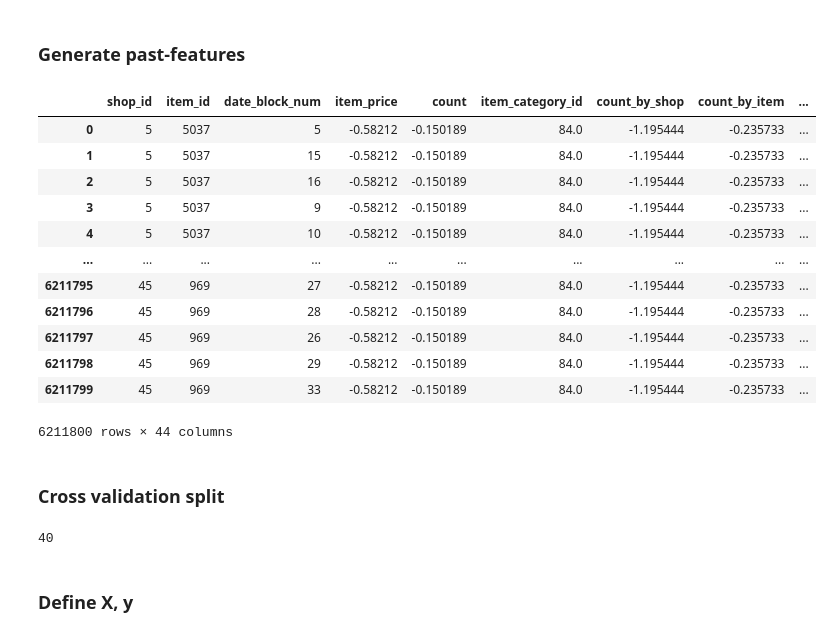
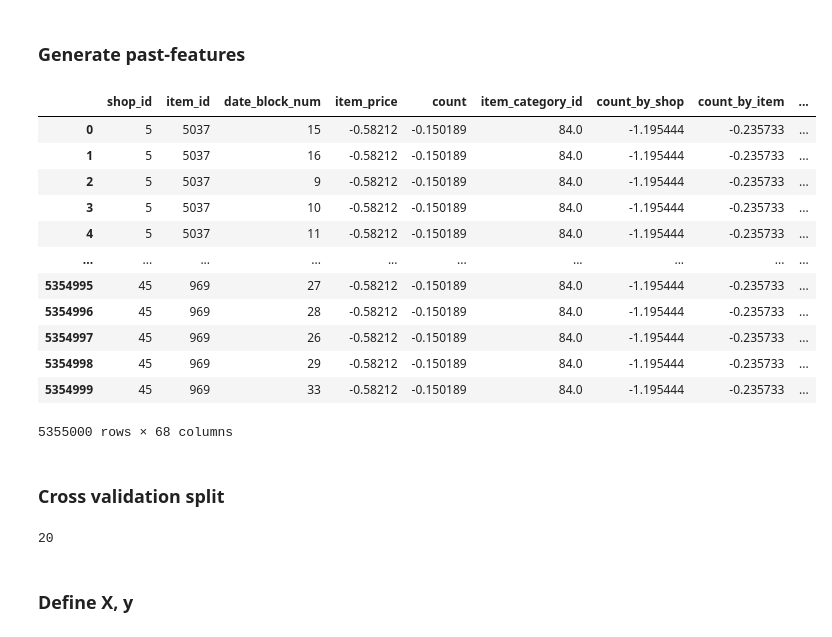
Before and after one commit to anythingth2/HowToWinKaggleCourse, a Jupyter notebook: final_project/project.ipynb, the cells around one changed output. Saved outputs shown, nothing was run; the diff lists cells and outputs as text; code cells hidden in the pictures.

```diff
--- a/final_project/project.ipynb
+++ b/final_project/project.ipynb
@@ -316,7 +316,7 @@ from sklearn.preprocessing import StandardScaler
 # %%
 standard_cols = ['item_price', 'count', 'count_by_shop', 'count_by_item',
                  'count_by_item_cat', 'avg_shop_price', 'avg_item_price', 'avg_item_cat_price']
-
+standard_cols = list(filter(lambda col: col in monthly_sales_df.columns, standard_cols))
 scaler = StandardScaler()
 monthly_sales_df.loc[:, standard_cols] = scaler.fit_transform(monthly_sales_df[standard_cols])
 monthly_sales_df
@@ -407,53 +413,53 @@ data
 # %%
 
 def generate_past_features(data, lookback_steps):
     index_cols = ['shop_id', 'item_id', 'date_block_num']
     feature_cols = list(data.columns.difference(index_cols + ['item_category_id']))
 
-    # new_data = data.copy()
+#     new_data = data.copy()
     new_data = data[data['date_block_num'] >= max(lookback_steps)]
 
     for lookback_num in tqdm(lookback_steps):
         month_shift_df = data.copy()
         month_shift_df['date_block_num'] = month_shift_df['date_block_num'] + lookback_num
 
-        lookback_cols = [f'{col}_p{lookback_num}' for col in feature_cols]
+        lookback_cols = [f'p{lookback_num}_{col}' for col in feature_cols]
         month_shift_df.rename(columns={old_col: new_col for old_col, new_col in zip(feature_cols, lookback_cols)}, inplace=True)
-
+        month_shift_df = month_shift_df[month_shift_df.columns.sort_values()]
         new_data = new_data.merge(
             month_shift_df[index_cols+lookback_cols], how='left', on=index_cols)
     return new_data
 # data = new_data
 # del month_shift_df, new_data
 # gc.collect()
-lookback_steps = [1, 2, 3, 5 ]
+lookback_steps = [1, 2, 3, 4, 5, 6, 9 ]
 data = generate_past_features(data, lookback_steps)
 data
 # %% [output]
 |  | shop_id | item_id | date_block_num | item_price | count | item_category_id | count_by_shop | count_by_item | ... |
-| 0 | 5 | 5037 | 5 | -0.58212 | -0.150189 | 84.0 | -1.195444 | -0.235733 | ... |
-| 1 | 5 | 5037 | 15 | -0.58212 | -0.150189 | 84.0 | -1.195444 | -0.235733 | ... |
-| 2 | 5 | 5037 | 16 | -0.58212 | -0.150189 | 84.0 | -1.195444 | -0.235733 | ... |
-| 3 | 5 | 5037 | 9 | -0.58212 | -0.150189 | 84.0 | -1.195444 | -0.235733 | ... |
-| 4 | 5 | 5037 | 10 | -0.58212 | -0.150189 | 84.0 | -1.195444 | -0.235733 | ... |
+| 0 | 5 | 5037 | 15 | -0.58212 | -0.150189 | 84.0 | -1.195444 | -0.235733 | ... |
+| 1 | 5 | 5037 | 16 | -0.58212 | -0.150189 | 84.0 | -1.195444 | -0.235733 | ... |
+| 2 | 5 | 5037 | 9 | -0.58212 | -0.150189 | 84.0 | -1.195444 | -0.235733 | ... |
+| 3 | 5 | 5037 | 10 | -0.58212 | -0.150189 | 84.0 | -1.195444 | -0.235733 | ... |
+| 4 | 5 | 5037 | 11 | -0.58212 | -0.150189 | 84.0 | -1.195444 | -0.235733 | ... |
 | ... | ... | ... | ... | ... | ... | ... | ... | ... | ... |
-| 6211795 | 45 | 969 | 27 | -0.58212 | -0.150189 | 84.0 | -1.195444 | -0.235733 | ... |
-| 6211796 | 45 | 969 | 28 | -0.58212 | -0.150189 | 84.0 | -1.195444 | -0.235733 | ... |
-| 6211797 | 45 | 969 | 26 | -0.58212 | -0.150189 | 84.0 | -1.195444 | -0.235733 | ... |
-| 6211798 | 45 | 969 | 29 | -0.58212 | -0.150189 | 84.0 | -1.195444 | -0.235733 | ... |
-| 6211799 | 45 | 969 | 33 | -0.58212 | -0.150189 | 84.0 | -1.195444 | -0.235733 | ... |
+| 5354995 | 45 | 969 | 27 | -0.58212 | -0.150189 | 84.0 | -1.195444 | -0.235733 | ... |
+| 5354996 | 45 | 969 | 28 | -0.58212 | -0.150189 | 84.0 | -1.195444 | -0.235733 | ... |
+| 5354997 | 45 | 969 | 26 | -0.58212 | -0.150189 | 84.0 | -1.195444 | -0.235733 | ... |
+| 5354998 | 45 | 969 | 29 | -0.58212 | -0.150189 | 84.0 | -1.195444 | -0.235733 | ... |
+| 5354999 | 45 | 969 | 33 | -0.58212 | -0.150189 | 84.0 | -1.195444 | -0.235733 | ... |
-6211800 rows × 44 columns
+5355000 rows × 68 columns
 # %% [markdown]
 ### Cross validation split
 # %%
 test_blocks = [33]
 val_blocks = [30, 31, 32]
-train_data = data[(data['date_block_num'] >= 20) & (data['date_block_num'] < min(val_blocks))]
+train_data = data[(data['date_block_num'] >= 0) & (data['date_block_num'] < min(val_blocks))]
 val_data = data[data['date_block_num'].isin(val_blocks)]
 del data
 gc.collect()
 # %% [output]
-40
+20
 # %% [markdown]
 ### Define X, y
 # %%
```
Also changed, not shown: parts of 33 cells of this notebook, 1 other file.
